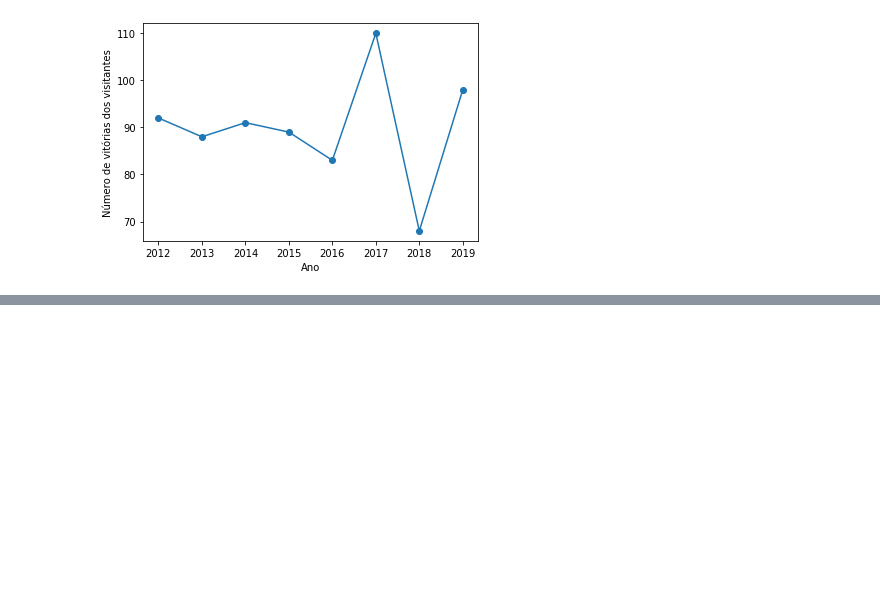
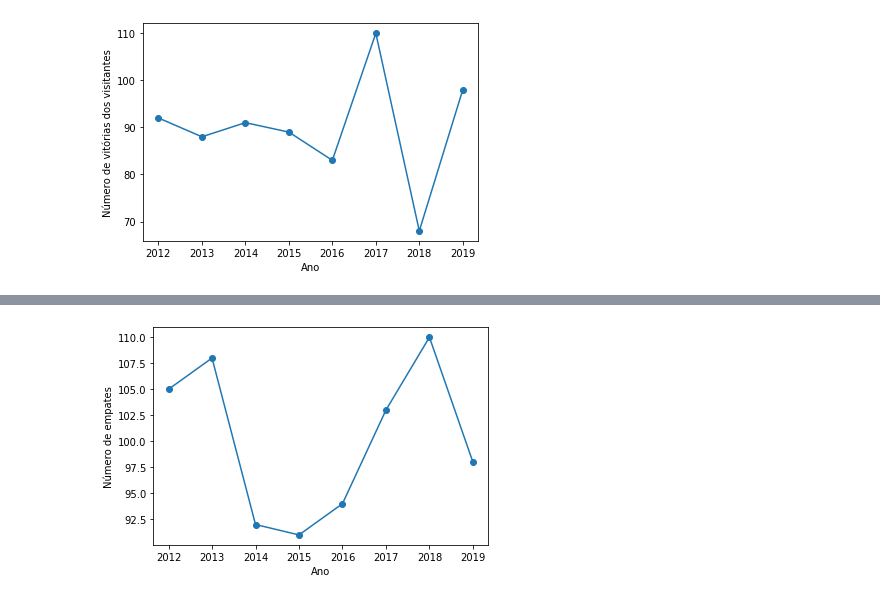
Before and after one commit to finamormatheus/campeonato-brasileiro-futebol, a Jupyter notebook: analise-dos-dados.ipynb, the cells around one changed output, grey strips where cells are left out. Drawn from its saved outputs; the diff is of its cells as text; code cells hidden in the pictures; blank space fills up the shorter version.

```diff
--- a/analise-dos-dados.ipynb
+++ b/analise-dos-dados.ipynb
@@ -160,0 +171,10 @@ plt.show()
+# %%
+draw = [draw_2012, draw_2013, draw_2014, draw_2015, draw_2016, draw_2017, draw_2018, draw_2019]
+years = [2012, 2013, 2014, 2015, 2016, 2017, 2018, 2019]
+
+plt.plot(years, draw, '-o')
+plt.xlabel('Ano')
+plt.ylabel('Número de empates')
+plt.show()
+# %% [output]
+[figure, added]
```
Also changed, not shown: parts of 1 cell of this notebook.
